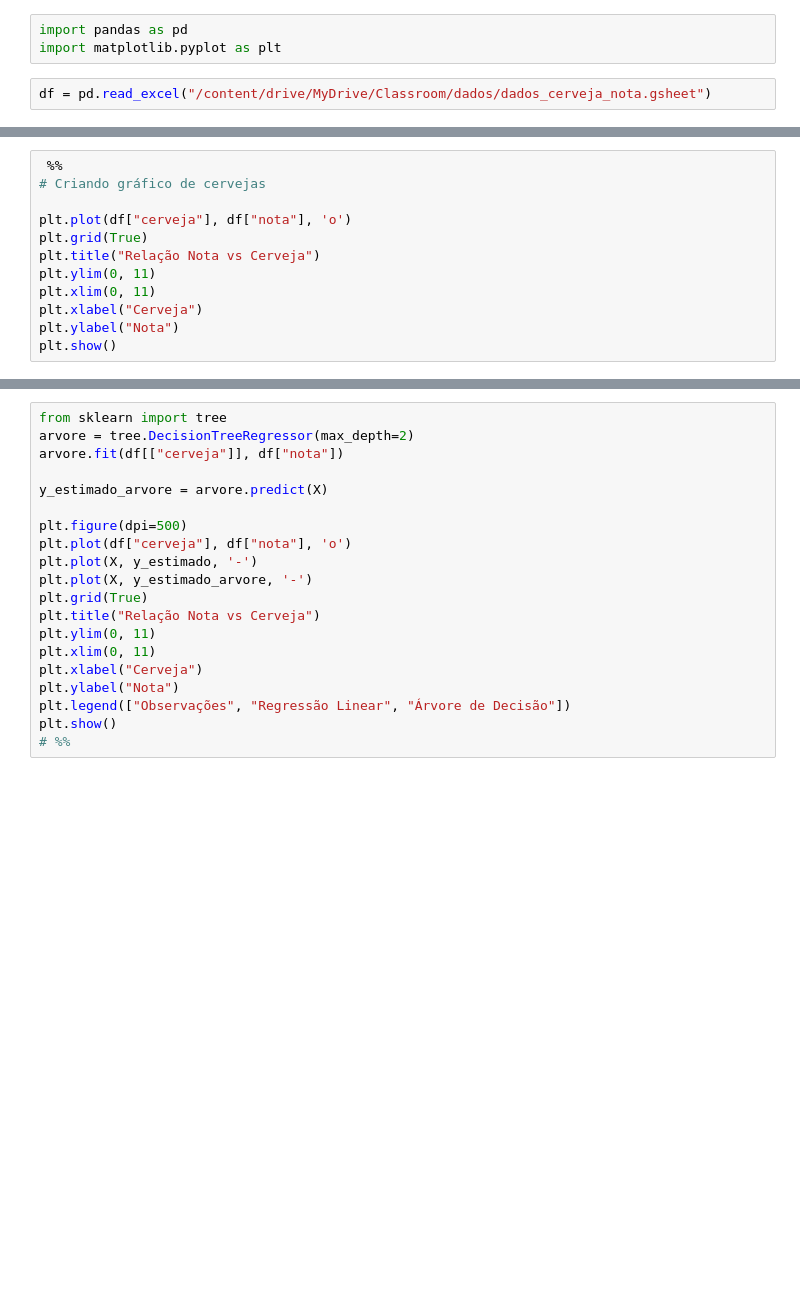
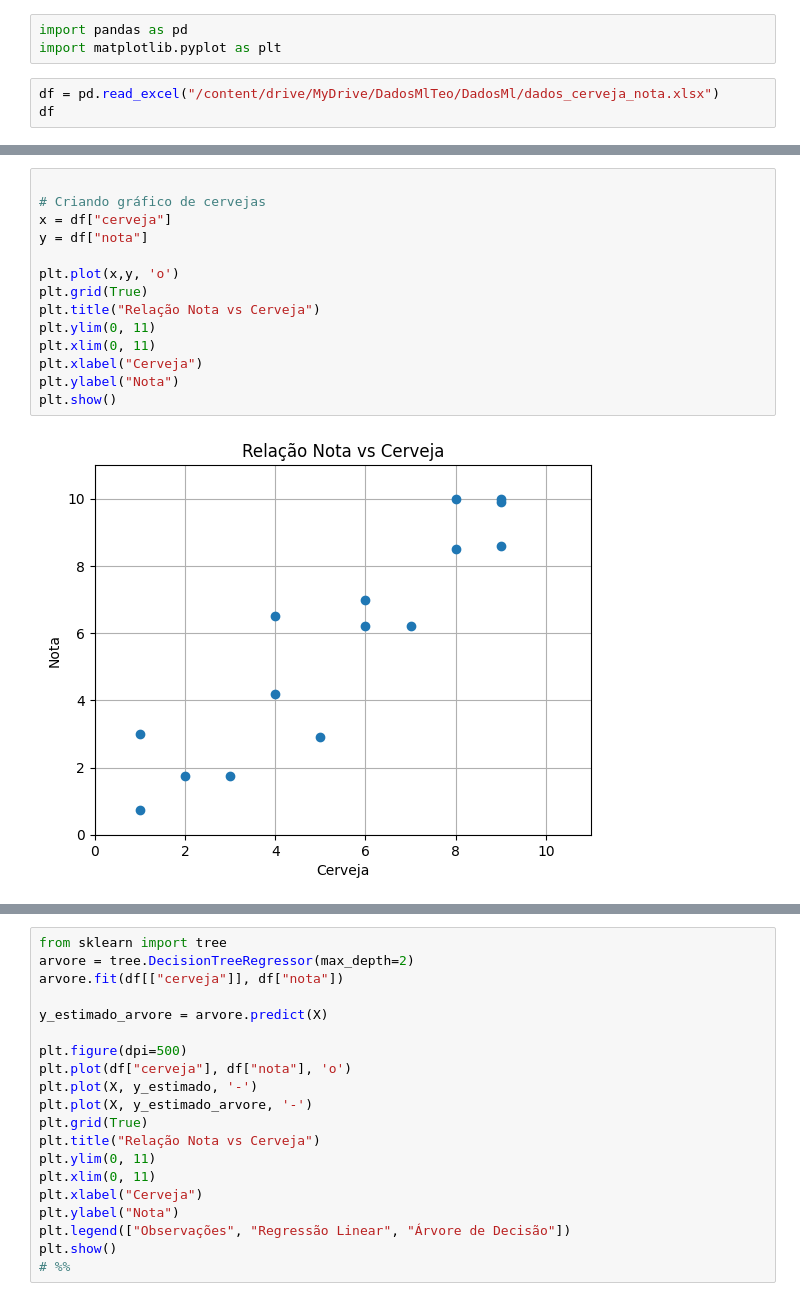
Before and after one commit to jeniferGoncalvesDaSilvaDev/ml-aulas-py, a Jupyter notebook: AulaMlTeo.ipynb, the cells around one changed output, grey strips where cells are left out. Cells and saved outputs as stored; diff of their text form; blank space fills up the shorter version.

```diff
--- a/AulaMlTeo.ipynb
+++ b/AulaMlTeo.ipynb
@@ -4,5 +24,6 @@
 import pandas as pd
 import matplotlib.pyplot as plt
 # %%
-df = pd.read_excel("/content/drive/MyDrive/Classroom/dados/dados_cerveja_nota.gsheet")
+df = pd.read_excel("/content/drive/MyDrive/DadosMlTeo/DadosMl/dados_cerveja_nota.xlsx")
+df
 # %% [output]
@@ -10,15 +46,19 @@ XLRDError: Unsupported format, or corrupt file: Expected BOF record; found b'%PD
 # %%
- %%
+
 # Criando gráfico de cervejas
+x = df["cerveja"]
+y = df["nota"]
 
-plt.plot(df["cerveja"], df["nota"], 'o')
+plt.plot(x,y, 'o')
 plt.grid(True)
 plt.title("Relação Nota vs Cerveja")
 plt.ylim(0, 11)
 plt.xlim(0, 11)
 plt.xlabel("Cerveja")
 plt.ylabel("Nota")
 plt.show()
+# %% [output]
+[figure, added]
 # %%
 # %%
 
```
Also changed, not shown: parts of 3 cells of this notebook.
